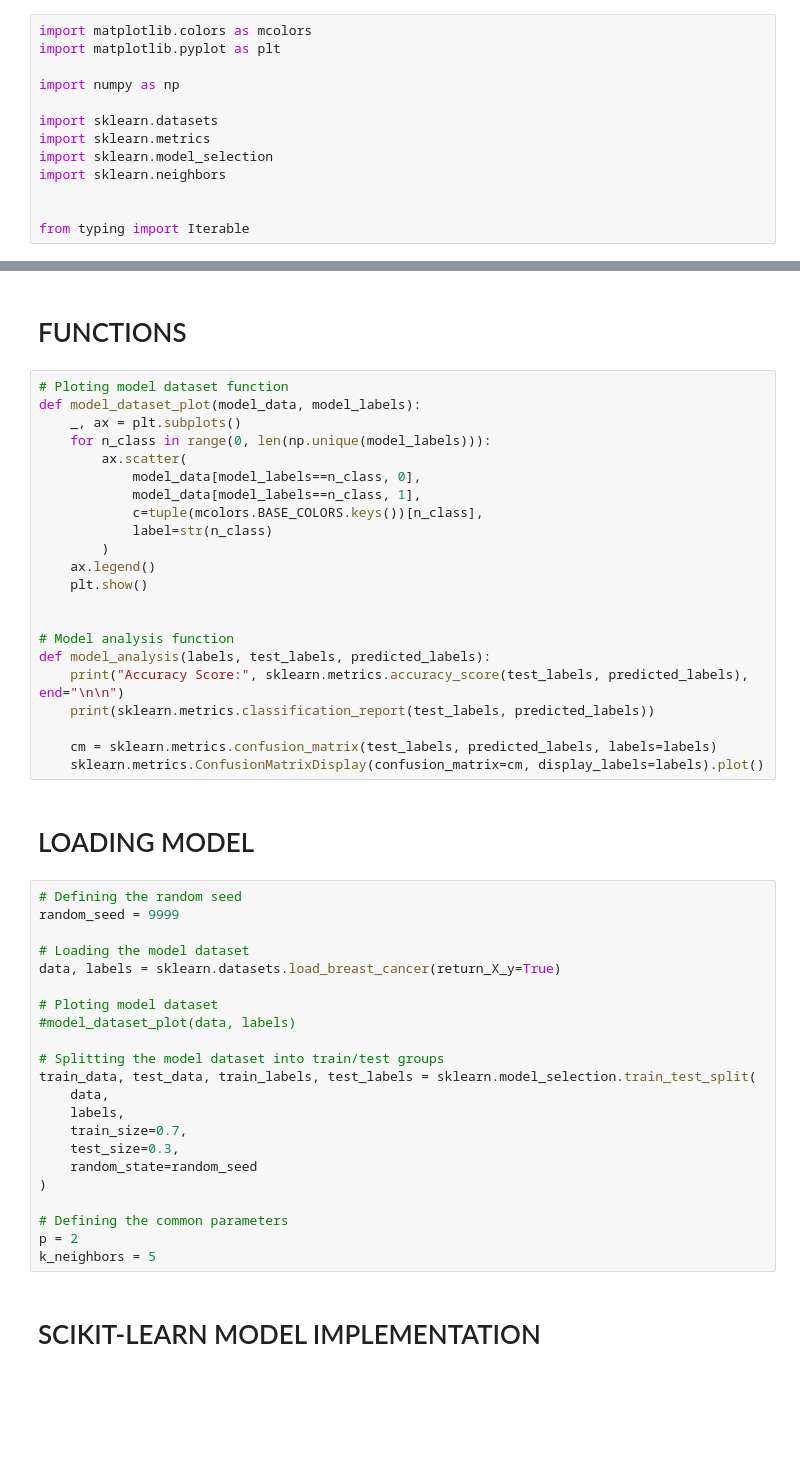
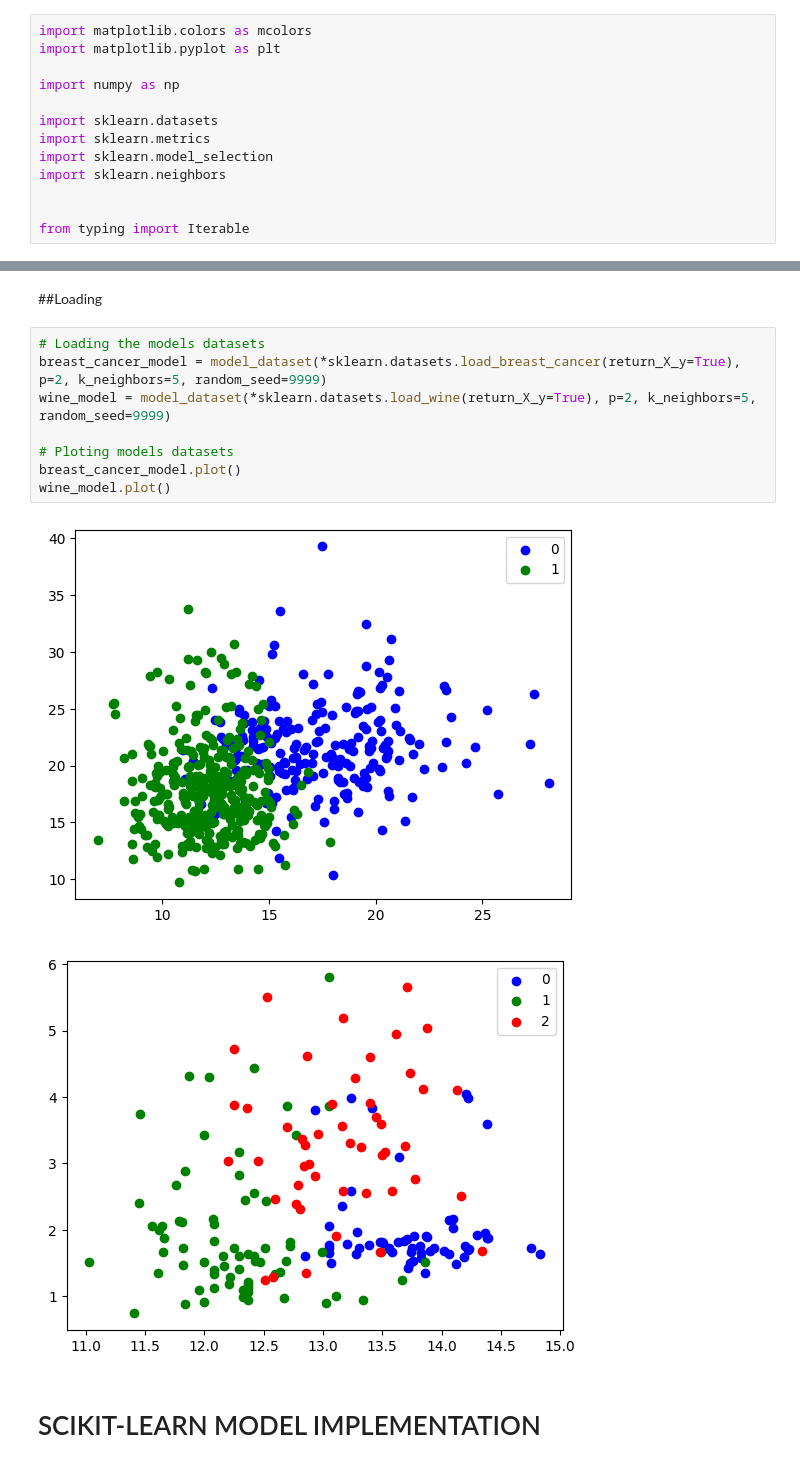
Before and after one commit to lucas-azdias/Conteudo-Universidade, a Jupyter notebook: Ciência da Computação/6º Período/Aprendizagem de Máquina/[TAREFAS]/Avaliação Somativa 01 (TDE1 - 8hrs)/Implementação KNN.ipynb, the cells around one changed output, grey strips where cells are left out. Saved outputs shown, nothing was run; the diff lists cells and outputs as text; blank space fills up the shorter version.

```diff
--- a/Ciência da Computação/6º Período/Aprendizagem de Máquina/[TAREFAS]/Avaliação Somativa 01 (TDE1 - 8hrs)/Implementação KNN.ipynb
+++ b/Ciência da Computação/6º Período/Aprendizagem de Máquina/[TAREFAS]/Avaliação Somativa 01 (TDE1 - 8hrs)/Implementação KNN.ipynb
@@ -18,50 +68,15 @@ from typing import Iterable
 # %% [markdown]
-# FUNCTIONS
+##Loading
-# %%
-# Ploting model dataset function
-def model_dataset_plot(model_data, model_labels):
-    _, ax = plt.subplots()
-    for n_class in range(0, len(np.unique(model_labels))):
-        ax.scatter(
-            model_data[model_labels==n_class, 0],
-            model_data[model_labels==n_class, 1],
-            c=tuple(mcolors.BASE_COLORS.keys())[n_class],
-            label=str(n_class)
-        )
-    ax.legend()
-    plt.show()
-
-
-# Model analysis function
-def model_analysis(labels, test_labels, predicted_labels):
-    print("Accuracy Score:", sklearn.metrics.accuracy_score(test_labels, predicted_labels), end="\n\n")
-    print(sklearn.metrics.classification_report(test_labels, predicted_labels))
-
-    cm = sklearn.metrics.confusion_matrix(test_labels, predicted_labels, labels=labels)
-    sklearn.metrics.ConfusionMatrixDisplay(confusion_matrix=cm, display_labels=labels).plot()
-# %% [markdown]
-# LOADING MODEL
-# %%
-# Defining the random seed
-random_seed = 9999
-
-# Loading the model dataset
-data, labels = sklearn.datasets.load_breast_cancer(return_X_y=True)
-
-# Ploting model dataset
-#model_dataset_plot(data, labels)
-
-# Splitting the model dataset into train/test groups
-train_data, test_data, train_labels, test_labels = sklearn.model_selection.train_test_split(
-    data,
-    labels,
-    train_size=0.7,
-    test_size=0.3,
-    random_state=random_seed
-)
-
-# Defining the common parameters
-p = 2
-k_neighbors = 5
+# %%
+# Loading the models datasets
+breast_cancer_model = model_dataset(*sklearn.datasets.load_breast_cancer(return_X_y=True), p=2, k_neighbors=5, random_seed=9999)
+wine_model = model_dataset(*sklearn.datasets.load_wine(return_X_y=True), p=2, k_neighbors=5, random_seed=9999)
+
+# Ploting models datasets
+breast_cancer_model.plot()
+wine_model.plot()
+# %% [output]
+[figure, added]
+[figure, added]
 # %% [markdown]
 # SCIKIT-LEARN MODEL IMPLEMENTATION
```
Also changed, not shown: parts of 13 cells of this notebook.
